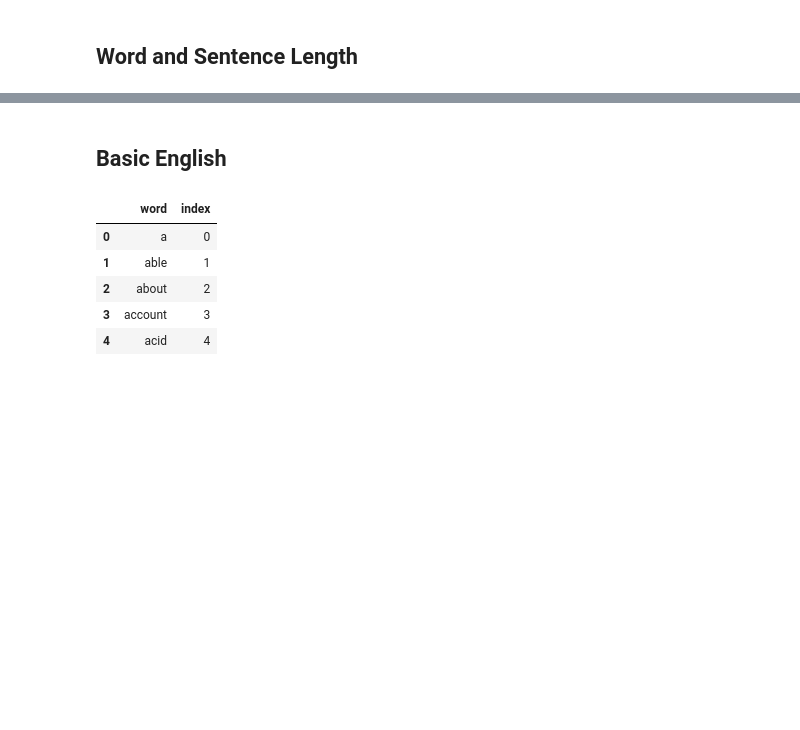
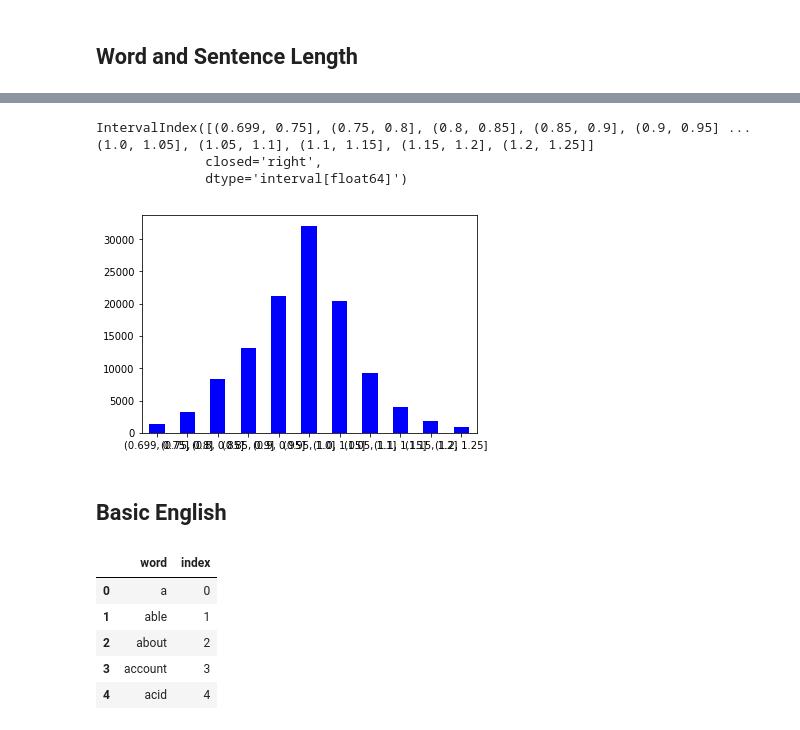
Before and after one commit to PaulOpu/TS_LossFunction, a Jupyter notebook: code/feature_experiments.ipynb, the cells around one changed output, grey strips where cells are left out. Cells and saved outputs as stored; diff of their text form; code cells hidden in the pictures; blank space fills up the shorter version.

```diff
--- a/code/feature_experiments.ipynb
+++ b/code/feature_experiments.ipynb
@@ -135,3 +152,13 @@ df.plot.scatter(x="s_word_mean",y="n_word_mean")
+# %%
+out = pd.cut(df["word_len_ratio"], bins=[i/100 for i in range(70,130,5)], include_lowest=True)
+ax = out.value_counts(sort=False).plot.bar(rot=0, color="b", figsize=(6,4))
+#ax.set_xticklabels([c[1:-1].replace(","," to") for c in out.cat.categories])
+print(out.cat.categories)
+# %% [output]
+IntervalIndex([(0.699, 0.75], (0.75, 0.8], (0.8, 0.85], (0.85, 0.9], (0.9, 0.95] ... (1.0, 1.05], (1.05, 1.1], (1.1, 1.15], (1.15, 1.2], (1.2, 1.25]]
+              closed='right',
+              dtype='interval[float64]')
+[figure, added]
 # %% [markdown]
 ## Basic English
 # %%
```
Also changed, not shown: parts of 38 cells of this notebook.
